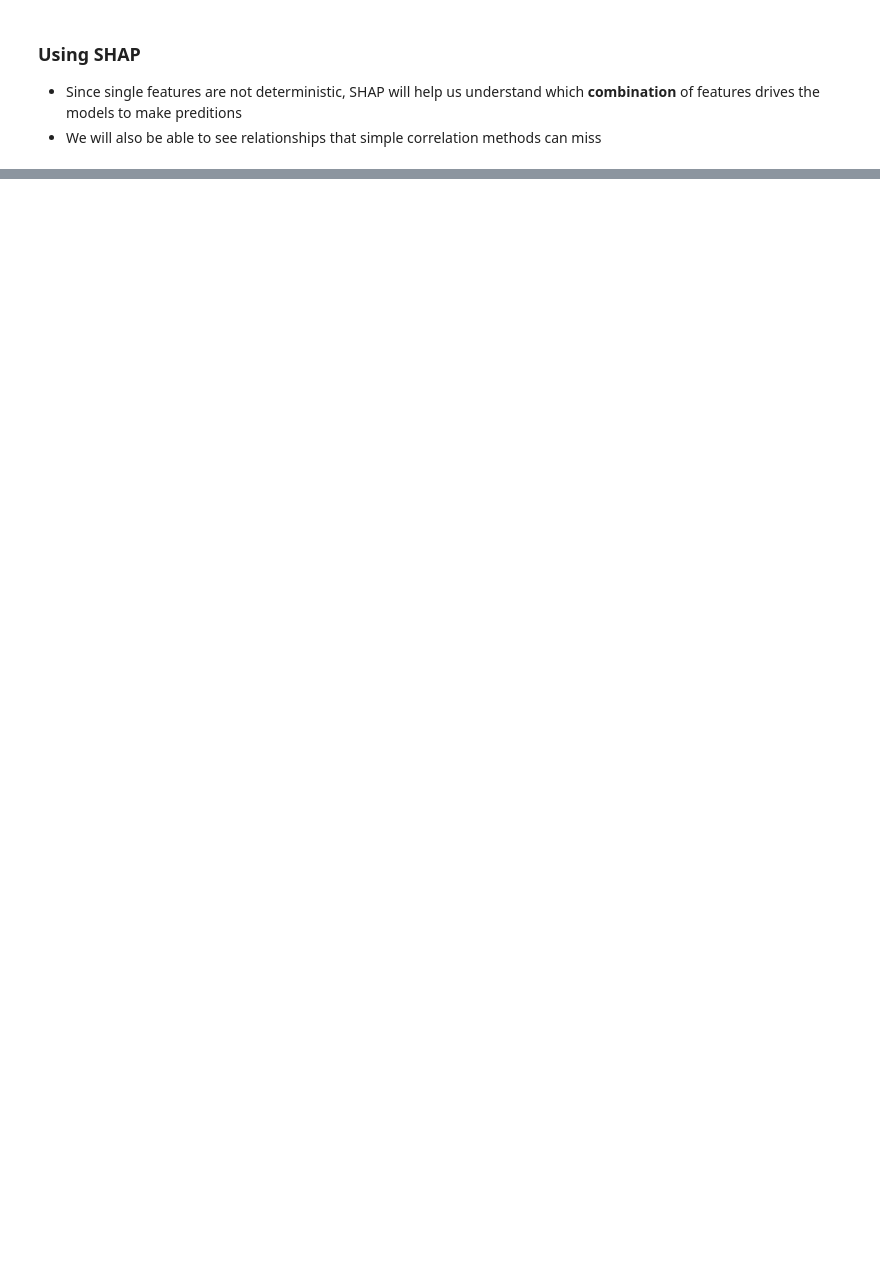
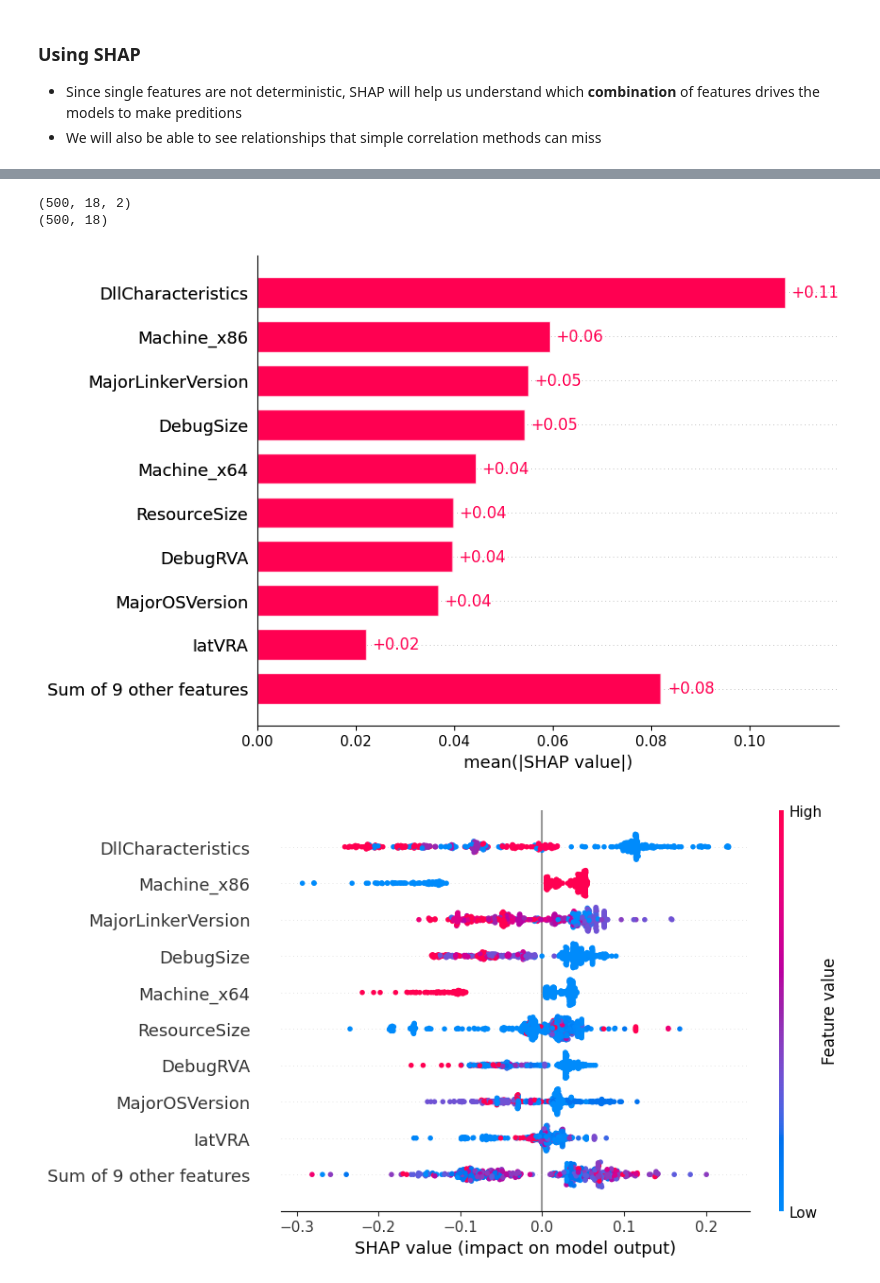
Before and after one commit to gaby-byb/ransomware-detection-ml, a Jupyter notebook: ransom_vs_benign.ipynb, the cells around one changed output, grey strips where cells are left out. Cells and saved outputs as stored; diff of their text form; code cells hidden in the pictures; blank space fills up the shorter version.

```diff
--- a/ransom_vs_benign.ipynb
+++ b/ransom_vs_benign.ipynb
@@ -302,8 +326,8 @@ plt.show()
 from sklearn.model_selection import train_test_split
 
 
-X = df.drop(columns=['Benign']) #train
-y = df['Benign'] #target
+X = df.drop(columns=['Ransomware']) #train
+y = df['Ransomware'] #target
 
 #stratify handles class imbalance
 X_train, X_test, y_train, y_test = train_test_split(X, y, test_size=0.4, random_state=42, stratify=y)
@@ -446,0 +529,9 @@ import shap
+# %%
+bool_cols = X.select_dtypes('bool').columns
+
+X_fixed = X.copy()
+
+for col in bool_cols:
+    X_fixed[col] = X_fixed[col].astype(int)
+
+X_fixed.dtypes
@@ -446,0 +558,31 @@ import shap
+# %%
+import shap
+
+# Reorder and align columns to the model’s training schema
+X_aligned = X_fixed[rf.feature_names_in_]
+
+# Sample subset for SHAP
+X_sample = X_aligned.sample(n=500, random_state=42)
+
+# Run SHAP again
+explainer = shap.Explainer(rf, X_sample)
+shap_values = explainer(X_sample)
+
+
+#check to comfirm which class SHAP is predicting (have to select 0 or 1 for ransom or benign)
+print(shap_values.shape)
+print(X_sample.shape)
+# %% [output]
+(500, 18, 2)
+(500, 18)
+# %%
+
+# Select SHAP values for class 1 (Ransomware)
+shap_values_ransom = shap_values[..., 1]
+
+# Plot feature importance for ransomware predictions
+shap.plots.bar(shap_values_ransom)
+shap.plots.beeswarm(shap_values_ransom)
+# %% [output]
+[figure, added]
+[figure, added]
```
Also changed, not shown: parts of 16 cells of this notebook, 11 other files.
